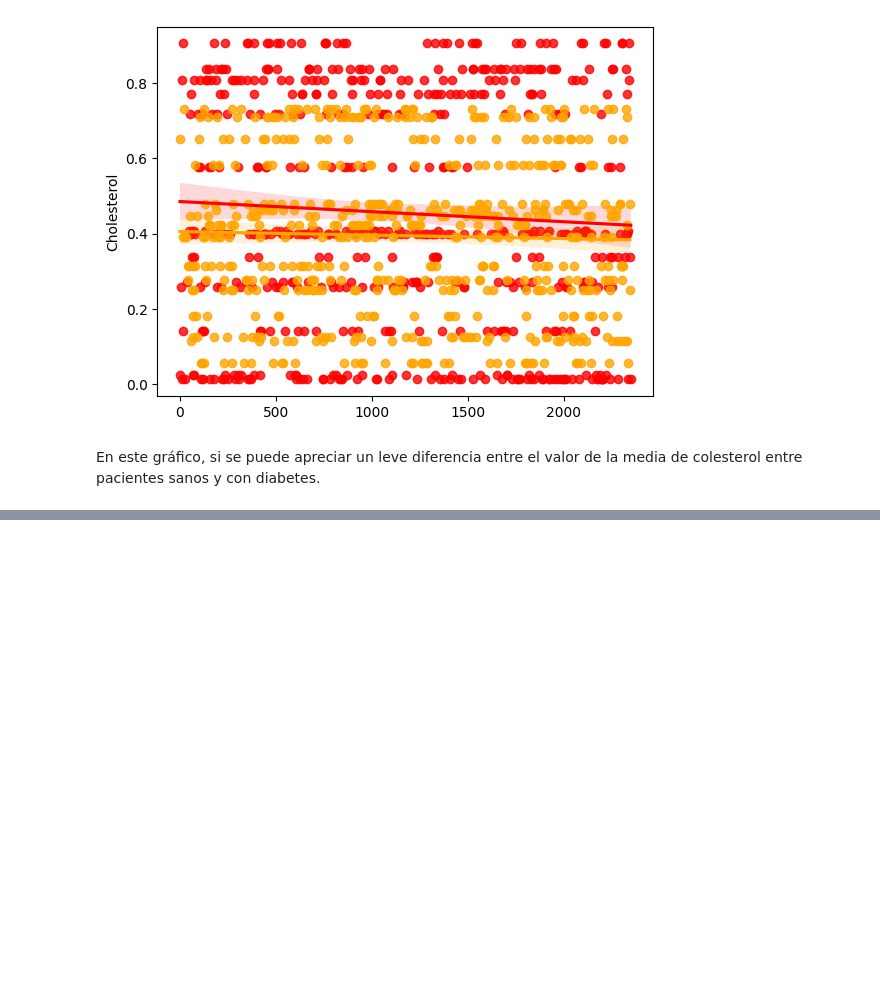
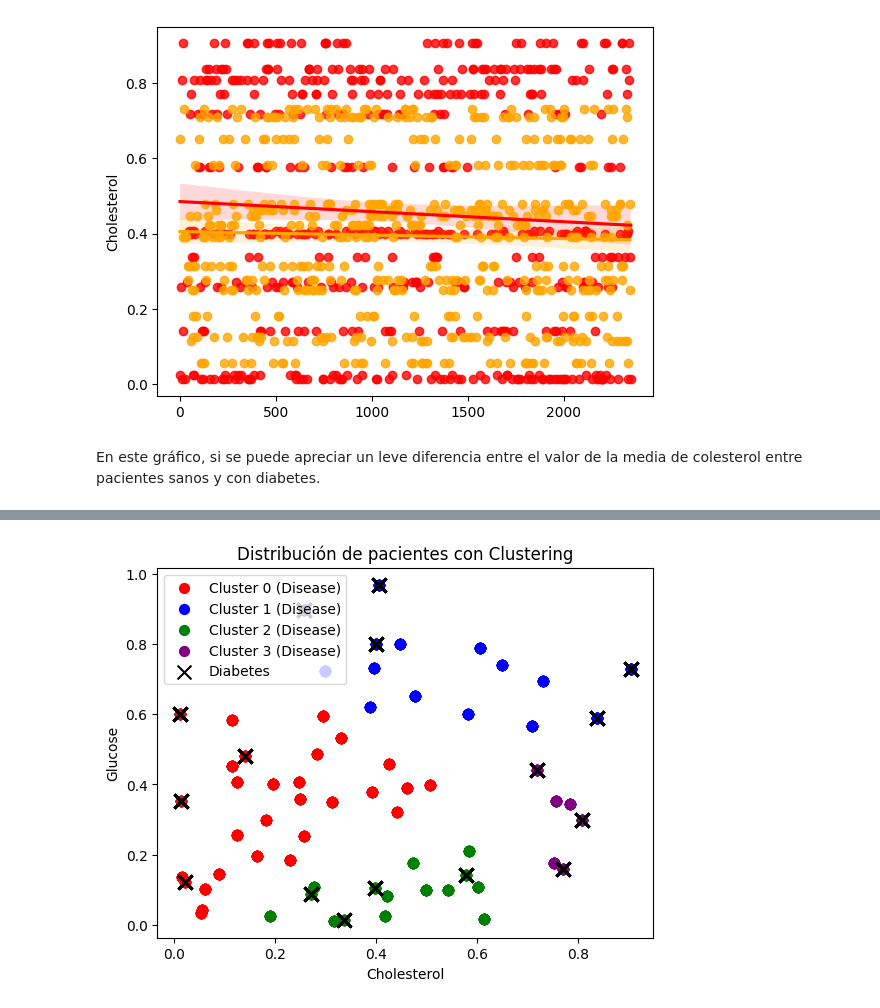
Before and after one commit to borisValdez/DataScience, a Jupyter notebook: ProyectoDS_ParteI_Boris.ipynb, the cells around one changed output, grey strips where cells are left out. Drawn from its saved outputs; the diff is of its cells as text; code cells hidden in the pictures; blank space fills up the shorter version.

```diff
--- a/ProyectoDS_ParteI_Boris.ipynb
+++ b/ProyectoDS_ParteI_Boris.ipynb
@@ -204,0 +258,2 @@ En este gráfico, si se puede apreciar un leve diferencia entre el valor de la m
+# %%
+df_dataset['Disease'] = df_dataset['Disease'].replace({'Healthy': 0.5, 'Diabetes': 1})
@@ -204,0 +276,36 @@ En este gráfico, si se puede apreciar un leve diferencia entre el valor de la m
+# %%
+X = df_dataset[['Cholesterol', 'Glucose']].values
+model = AgglomerativeClustering(n_clusters=4, affinity='euclidean', linkage='ward')
+# Crear el modelo de clustering
+model = AgglomerativeClustering(n_clusters=4, affinity='euclidean', linkage='ward')
+
+# Entrenar el modelo
+model.fit(X)
+
+# Obtener las etiquetas de los clusters
+labels = model.labels_
+
+# Graficar los clusters
+plt.scatter(X[labels==0, 0], X[labels==0, 1], s=50, marker='o', color='red', label='Cluster 0 (Disease)')
+plt.scatter(X[labels==1, 0], X[labels==1, 1], s=50, marker='o', color='blue', label='Cluster 1 (Disease)')
+plt.scatter(X[labels==2, 0], X[labels==2, 1], s=50, marker='o', color='green', label='Cluster 2 (Disease)')
+plt.scatter(X[labels==3, 0], X[labels==3, 1], s=50, marker='o', color='purple', label='Cluster 3 (Disease)')
+
+# Obtener las coordenadas para los pacientes con diabetes
+diabetes_data = df_dataset[df_dataset['Disease'] == 1]
+diabetes_chol = diabetes_data['Cholesterol'].values
+diabetes_gluc = diabetes_data['Glucose'].values
+
+# Graficar los puntos correspondientes a pacientes con diabetes
+plt.scatter(diabetes_chol, diabetes_gluc, s=100, marker='x', color='black', label='Diabetes')
+
+# Mostrar la leyenda
+plt.legend()
+
+# Mostrar el gráfico
+plt.xlabel('Cholesterol')
+plt.ylabel('Glucose')
+plt.title('Distribución de pacientes con Clustering')
+plt.show()
+# %% [output]
+[figure, added]
```
Also changed, not shown: parts of 15 cells of this notebook.
